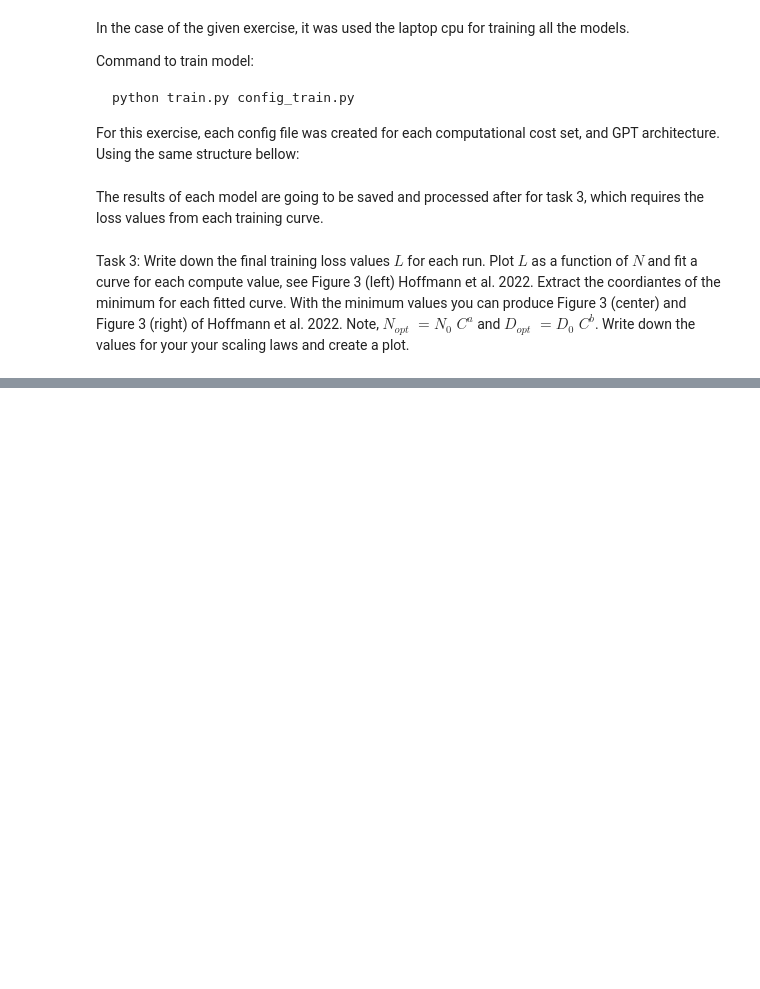
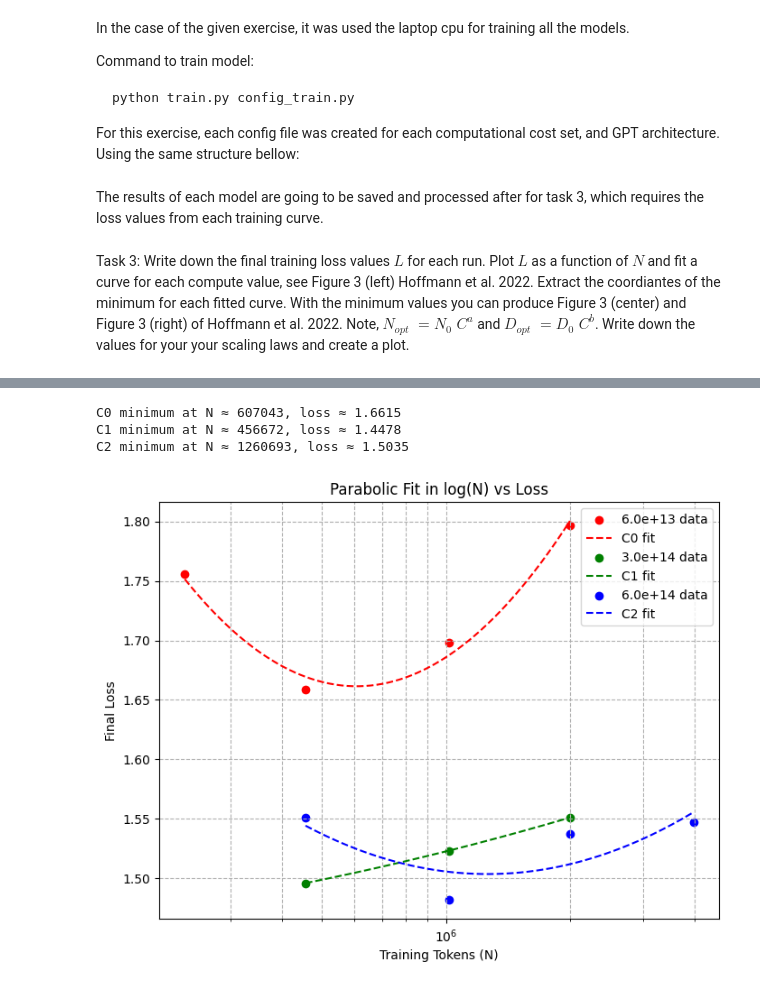
Before and after one commit to ianmm2d/nanoGPT-foundation-models, a Jupyter notebook: scaling_laws.ipynb, the cells around one changed output, grey strips where cells are left out. Saved outputs shown, nothing was run; the diff lists cells and outputs as text; code cells hidden in the pictures; blank space fills up the shorter version.

Commit message:
add plots

```diff
--- a/scaling_laws.ipynb
+++ b/scaling_laws.ipynb
@@ -593,0 +638,48 @@ gpt3 - c1: loss =
+# %%
+import matplotlib.pyplot as plt
+
+plt.figure(figsize=(8, 6))
+colors = {'C0': 'red', 'C1': 'green', 'C2': 'blue'}
+minima = []
+
+for config in df['config'].unique():
+    df_c = df[df['config'] == config]
+    flops = df_c['flops'].iloc[0]
+
+    # Log-transform x-axis
+    x_log = np.log(df_c['N'])
+    y = df_c['loss']
+
+    # Fit parabola in log(N)
+    coeffs = np.polyfit(x_log, y, deg=2)
+    poly = np.poly1d(coeffs)
+
+    # Find minimum
+    logN_min = -coeffs[1] / (2 * coeffs[0])
+    N_min = np.clip(np.exp(logN_min), df_c['N'].min(), df_c['N'].max())
+    loss_min = poly(logN_min)
+    tokens_min = flops/(6 * N_min)
+
+    minima.append((flops, N_min, loss_min, tokens_min))
+    print(f"{config} minimum at N ≈ {N_min:.0f}, loss ≈ {loss_min:.4f}")
+
+    # Plot original data
+    plt.scatter(df_c['N'], y, label=f"{flops:.1e} data", color=colors.get(config, 'gray'))
+
+    # Plot fitted curve (log-x parabola)
+    N_range = np.logspace(np.log10(df_c['N'].min()), np.log10(df_c['N'].max()), 200)
+    plt.plot(N_range, poly(np.log(N_range)), linestyle='--', color=colors.get(config, 'gray'), label=f"{config} fit")
+
+plt.xscale('log')  # Only x is log
+# y-axis stays linear
+plt.xlabel("Training Tokens (N)")
+plt.ylabel("Final Loss")
+plt.title("Parabolic Fit in log(N) vs Loss")
+plt.legend()
+plt.grid(True, which="both", ls="--")
+plt.show()
+# %% [output]
+C0 minimum at N ≈ 607043, loss ≈ 1.6615
+C1 minimum at N ≈ 456672, loss ≈ 1.4478
+C2 minimum at N ≈ 1260693, loss ≈ 1.5035
+[figure, added]
```
Also changed, not shown: parts of 6 cells of this notebook, 1 other file.
